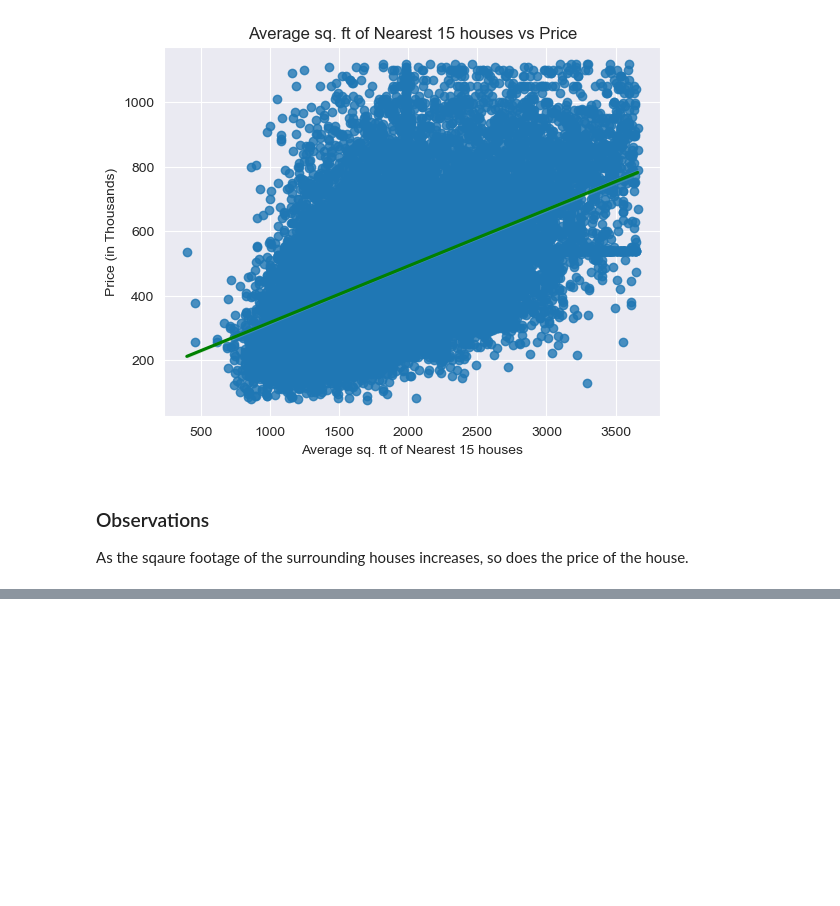
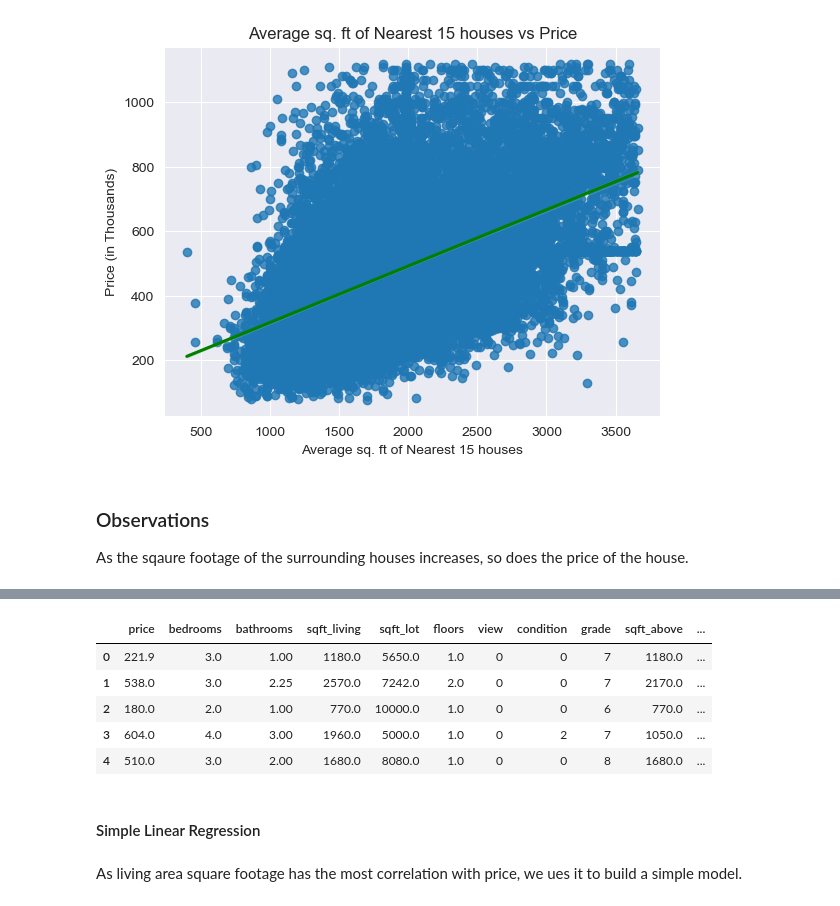
Before and after one commit to bizzfuzz/dsc-phase-2, a Jupyter notebook: student.ipynb, the cells around one changed output, grey strips where cells are left out. Drawn from its saved outputs; the diff is of its cells as text; code cells hidden in the pictures; blank space fills up the shorter version.

```diff
--- a/student.ipynb
+++ b/student.ipynb
@@ -559,0 +607,16 @@ As the sqaure footage of the surrounding houses increases, so does the price of
+# %%
+modeling_df.drop("lat", axis=1, inplace=True)
+modeling_df.drop("long", axis=1, inplace=True)
+modeling_df.drop("zipcode", axis=1, inplace=True)
+modeling_df.head()
+# %% [output]
+|  | price | bedrooms | bathrooms | sqft_living | sqft_lot | floors | view | condition | grade | sqft_above | ... |
+| 0 | 221.9 | 3.0 | 1.00 | 1180.0 | 5650.0 | 1.0 | 0 | 0 | 7 | 1180.0 | ... |
+| 1 | 538.0 | 3.0 | 2.25 | 2570.0 | 7242.0 | 2.0 | 0 | 0 | 7 | 2170.0 | ... |
+| 2 | 180.0 | 2.0 | 1.00 | 770.0 | 10000.0 | 1.0 | 0 | 0 | 6 | 770.0 | ... |
+| 3 | 604.0 | 4.0 | 3.00 | 1960.0 | 5000.0 | 1.0 | 0 | 2 | 7 | 1050.0 | ... |
+| 4 | 510.0 | 3.0 | 2.00 | 1680.0 | 8080.0 | 1.0 | 0 | 0 | 8 | 1680.0 | ... |
+# %% [markdown]
+#### Simple Linear Regression
+# %% [markdown]
+As living area square footage has the most correlation with price, we ues it to build a simple model.
```
Also changed, not shown: parts of 9 cells of this notebook.
